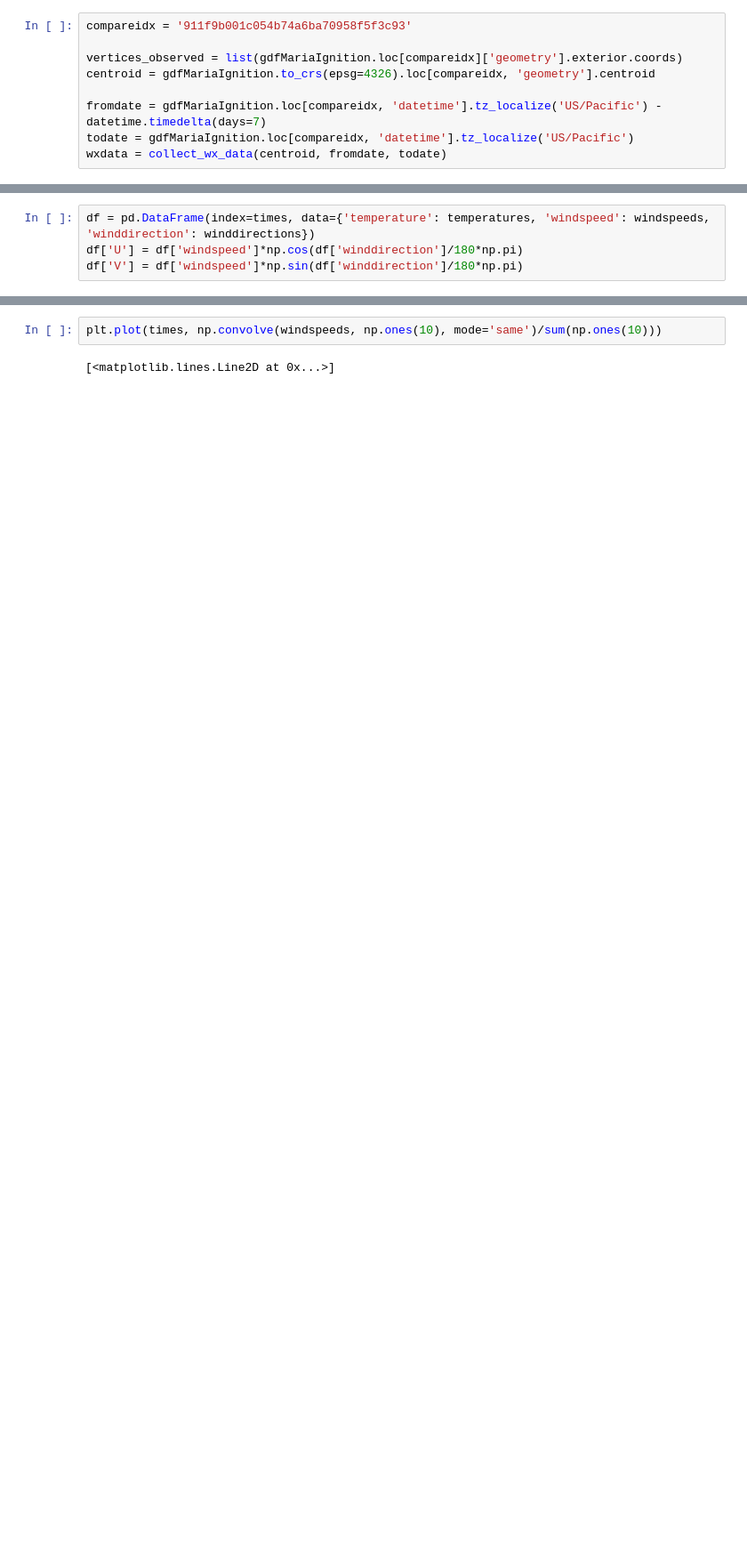
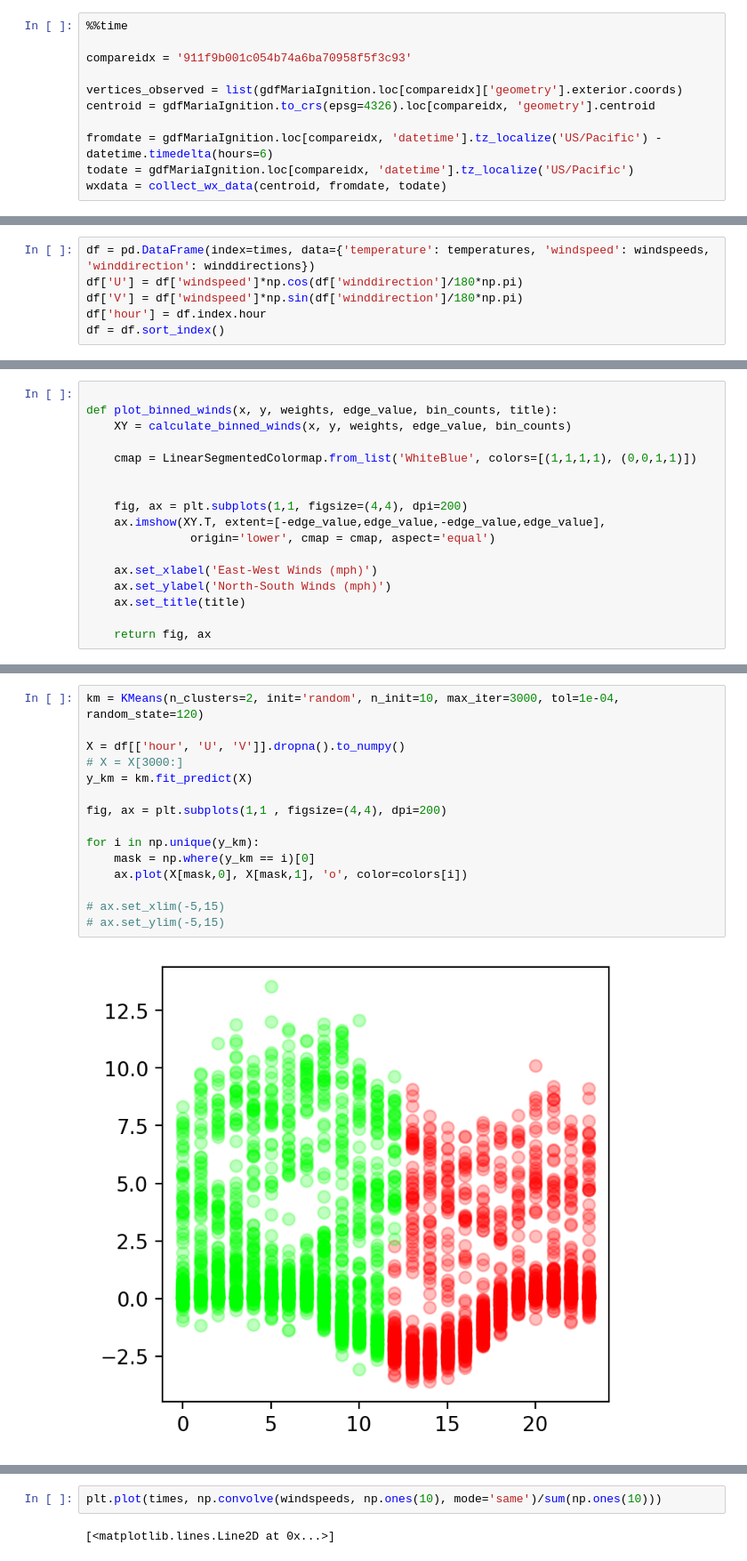
Before and after one commit to tolgacaglar/farsite-devAPI, a Jupyter notebook: src/Perimeter Adjusting through Kalman Filter.ipynb, the cells around one changed output, grey strips where cells are left out. Shown at 89% size. Cells and saved outputs as stored; diff of their text form; blank space fills up the shorter version.

```diff
--- a/src/Perimeter Adjusting through Kalman Filter.ipynb
+++ b/src/Perimeter Adjusting through Kalman Filter.ipynb
@@ -161,10 +180,12 @@ Index(['f23196b034474744bdca7df94b13e0f7', '9f82e870591748a9a8a01346d174f2a1',
 # %%
+%%time
+
 compareidx = '911f9b001c054b74a6ba70958f5f3c93'
 
 vertices_observed = list(gdfMariaIgnition.loc[compareidx]['geometry'].exterior.coords)
 centroid = gdfMariaIgnition.to_crs(epsg=4326).loc[compareidx, 'geometry'].centroid
 
-fromdate = gdfMariaIgnition.loc[compareidx, 'datetime'].tz_localize('US/Pacific') - datetime.timedelta(days=7)
+fromdate = gdfMariaIgnition.loc[compareidx, 'datetime'].tz_localize('US/Pacific') - datetime.timedelta(hours=6)
 todate = gdfMariaIgnition.loc[compareidx, 'datetime'].tz_localize('US/Pacific')
 wxdata = collect_wx_data(centroid, fromdate, todate)
 # %% [output]
@@ -193,3 +216,5 @@ dist: {'value': 1.302025551560963, 'units': 'km'}
 df = pd.DataFrame(index=times, data={'temperature': temperatures, 'windspeed': windspeeds, 'winddirection': winddirections})
 df['U'] = df['windspeed']*np.cos(df['winddirection']/180*np.pi)
 df['V'] = df['windspeed']*np.sin(df['winddirection']/180*np.pi)
+df['hour'] = df.index.hour
+df = df.sort_index()
@@ -204,0 +359,17 @@ ax.plot(df['U'], df['V'], 'o', color=(0,0,1, 0.25))
+# %%
+
+def plot_binned_winds(x, y, weights, edge_value, bin_counts, title):
+    XY = calculate_binned_winds(x, y, weights, edge_value, bin_counts)
+
+    cmap = LinearSegmentedColormap.from_list('WhiteBlue', colors=[(1,1,1,1), (0,0,1,1)])
+
+
+    fig, ax = plt.subplots(1,1, figsize=(4,4), dpi=200)
+    ax.imshow(XY.T, extent=[-edge_value,edge_value,-edge_value,edge_value],
+               origin='lower', cmap = cmap, aspect='equal')
+
+    ax.set_xlabel('East-West Winds (mph)')
+    ax.set_ylabel('North-South Winds (mph)')
+    ax.set_title(title)
+
+    return fig, ax
@@ -204,0 +460,17 @@ ax.plot(df['U'], df['V'], 'o', color=(0,0,1, 0.25))
+# %%
+km = KMeans(n_clusters=2, init='random', n_init=10, max_iter=3000, tol=1e-04, random_state=120)
+
+X = df[['hour', 'U', 'V']].dropna().to_numpy()
+# X = X[3000:]
+y_km = km.fit_predict(X)
+
+fig, ax = plt.subplots(1,1 , figsize=(4,4), dpi=200)
+
+for i in np.unique(y_km):
+    mask = np.where(y_km == i)[0]
+    ax.plot(X[mask,0], X[mask,1], 'o', color=colors[i])
+
+# ax.set_xlim(-5,15)
+# ax.set_ylim(-5,15)
+# %% [output]
+[figure, added]
```
Also changed, not shown: parts of 31 cells of this notebook, 4 other files.
